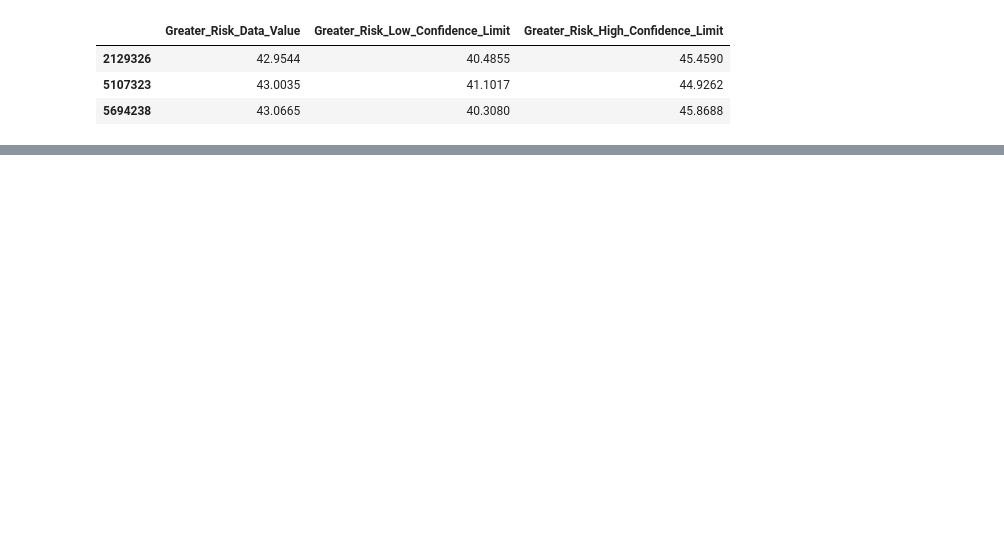
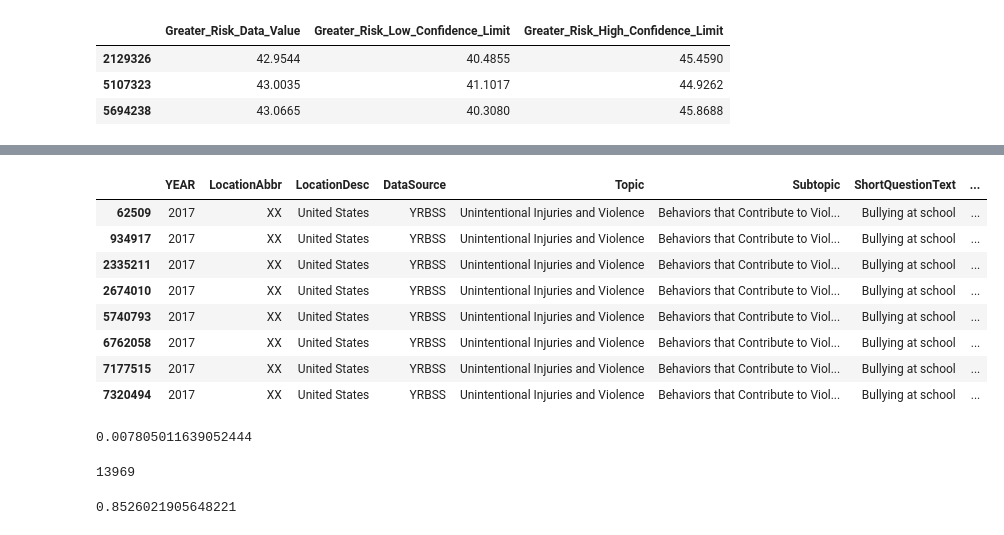
Before and after one commit to ripplesphere/capstone, a Jupyter notebook: notebooks/number_gathering.ipynb, the cells around one changed output, grey strips where cells are left out. Saved outputs shown, nothing was run; the diff lists cells and outputs as text; code cells hidden in the pictures; blank space fills up the shorter version.

```diff
--- a/notebooks/number_gathering.ipynb
+++ b/notebooks/number_gathering.ipynb
@@ -52,0 +78,26 @@ us_df[(us_df['Grade'] == 'Total') & (subtopic_df['Sex'] == 'Female') &
+# %%
+us_df[(us_df['ShortQuestionText'] == 'Bullying at school') &
+      (us_df['Sex'] == 'Total') & (us_df['Grade'] == 'Total') &
+     (us_df['SexualIdentity'] == 'Total') & (us_df['SexOfSexualContacts'] == 'Total')]
+# %% [output]
+|  | YEAR | LocationAbbr | LocationDesc | DataSource | Topic | Subtopic | ShortQuestionText | ... |
+| 62509 | 2017 | XX | United States | YRBSS | Unintentional Injuries and Violence | Behaviors that Contribute to Viol... | Bullying at school | ... |
+| 934917 | 2017 | XX | United States | YRBSS | Unintentional Injuries and Violence | Behaviors that Contribute to Viol... | Bullying at school | ... |
+| 2335211 | 2017 | XX | United States | YRBSS | Unintentional Injuries and Violence | Behaviors that Contribute to Viol... | Bullying at school | ... |
+| 2674010 | 2017 | XX | United States | YRBSS | Unintentional Injuries and Violence | Behaviors that Contribute to Viol... | Bullying at school | ... |
+| 5740793 | 2017 | XX | United States | YRBSS | Unintentional Injuries and Violence | Behaviors that Contribute to Viol... | Bullying at school | ... |
+| 6762058 | 2017 | XX | United States | YRBSS | Unintentional Injuries and Violence | Behaviors that Contribute to Viol... | Bullying at school | ... |
+| 7177515 | 2017 | XX | United States | YRBSS | Unintentional Injuries and Violence | Behaviors that Contribute to Viol... | Bullying at school | ... |
+| 7320494 | 2017 | XX | United States | YRBSS | Unintentional Injuries and Violence | Behaviors that Contribute to Viol... | Bullying at school | ... |
+# %%
+114 / 14606
+# %% [output]
+0.007805011639052444
+# %%
+591 + 349 + 11910 + 1119
+# %% [output]
+13969
+# %%
+11910 / 13969
+# %% [output]
+0.8526021905648221
```
Also changed, not shown: parts of 3 cells of this notebook, 3 other files.
